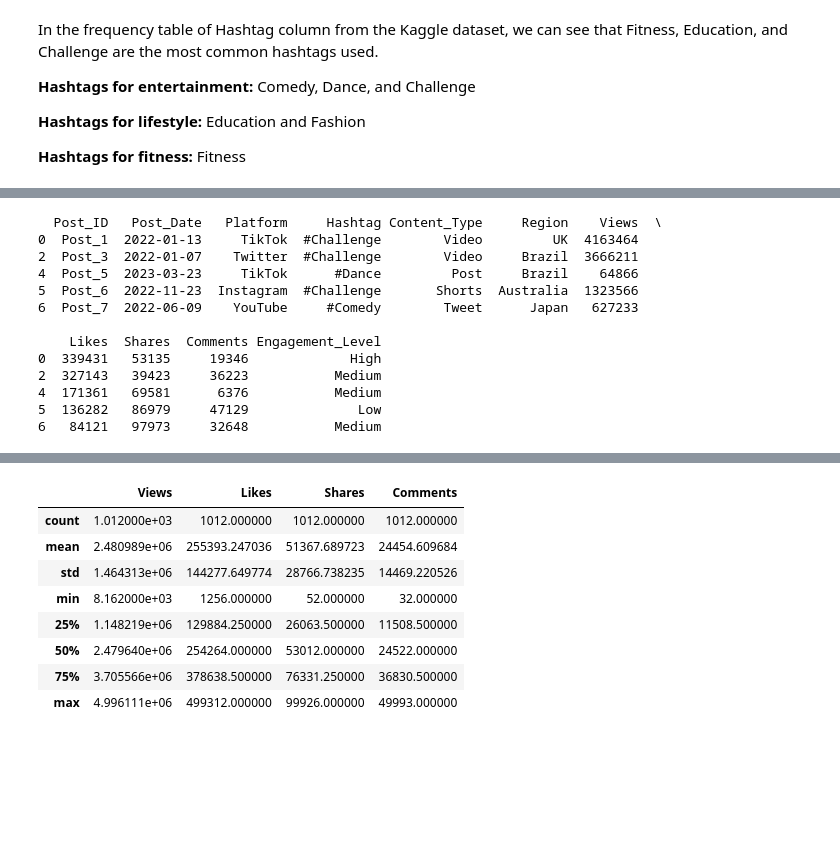
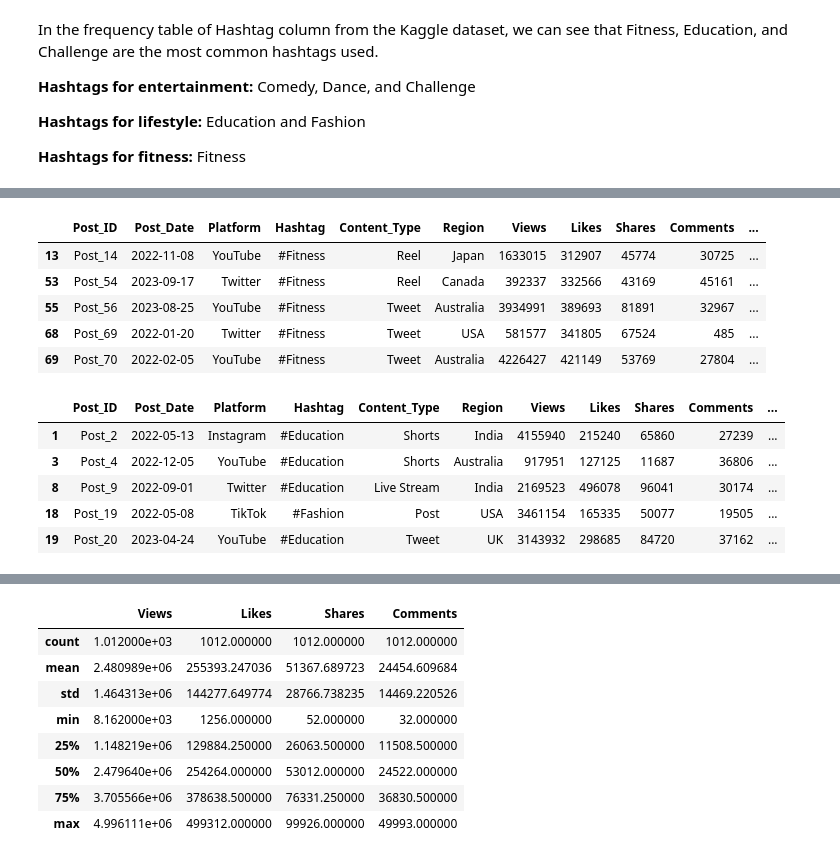
Before and after one commit to Diveesha909/Creatyourcontent, a Jupyter notebook: EDAforphase1.ipynb, the cells around one changed output, grey strips where cells are left out. Saved outputs shown, nothing was run; the diff lists cells and outputs as text; code cells hidden in the pictures; blank space fills up the shorter version.

```diff
--- a/EDAforphase1.ipynb
+++ b/EDAforphase1.ipynb
@@ -147,16 +127,18 @@ print(kaggle_df_lifestyle.head())
-# %%
-print(kaggle_df_entertainment.head())
-# %% [output]
-  Post_ID   Post_Date   Platform     Hashtag Content_Type     Region    Views  \
-0  Post_1  2022-01-13     TikTok  #Challenge        Video         UK  4163464
-2  Post_3  2022-01-07    Twitter  #Challenge        Video     Brazil  3666211
-4  Post_5  2023-03-23     TikTok      #Dance         Post     Brazil    64866
-5  Post_6  2022-11-23  Instagram  #Challenge       Shorts  Australia  1323566
-6  Post_7  2022-06-09    YouTube     #Comedy        Tweet      Japan   627233
-
-    Likes  Shares  Comments Engagement_Level
-0  339431   53135     19346             High
-2  327143   39423     36223           Medium
-4  171361   69581      6376           Medium
-5  136282   86979     47129              Low
-6   84121   97973     32648           Medium
+# %%
+kaggle_df_fitness.head()
+# %% [output]
+|  | Post_ID | Post_Date | Platform | Hashtag | Content_Type | Region | Views | Likes | Shares | Comments | ... |
+| 13 | Post_14 | 2022-11-08 | YouTube | #Fitness | Reel | Japan | 1633015 | 312907 | 45774 | 30725 | ... |
+| 53 | Post_54 | 2023-09-17 | Twitter | #Fitness | Reel | Canada | 392337 | 332566 | 43169 | 45161 | ... |
+| 55 | Post_56 | 2023-08-25 | YouTube | #Fitness | Tweet | Australia | 3934991 | 389693 | 81891 | 32967 | ... |
+| 68 | Post_69 | 2022-01-20 | Twitter | #Fitness | Tweet | USA | 581577 | 341805 | 67524 | 485 | ... |
+| 69 | Post_70 | 2022-02-05 | YouTube | #Fitness | Tweet | Australia | 4226427 | 421149 | 53769 | 27804 | ... |
+# %%
+kaggle_df_lifestyle.head()
+# %% [output]
+|  | Post_ID | Post_Date | Platform | Hashtag | Content_Type | Region | Views | Likes | Shares | Comments | ... |
+| 1 | Post_2 | 2022-05-13 | Instagram | #Education | Shorts | India | 4155940 | 215240 | 65860 | 27239 | ... |
+| 3 | Post_4 | 2022-12-05 | YouTube | #Education | Shorts | Australia | 917951 | 127125 | 11687 | 36806 | ... |
+| 8 | Post_9 | 2022-09-01 | Twitter | #Education | Live Stream | India | 2169523 | 496078 | 96041 | 30174 | ... |
+| 18 | Post_19 | 2022-05-08 | TikTok | #Fashion | Post | USA | 3461154 | 165335 | 50077 | 19505 | ... |
+| 19 | Post_20 | 2023-04-24 | YouTube | #Education | Tweet | UK | 3143932 | 298685 | 84720 | 37162 | ... |
```
Also changed, not shown: parts of 15 cells of this notebook.
